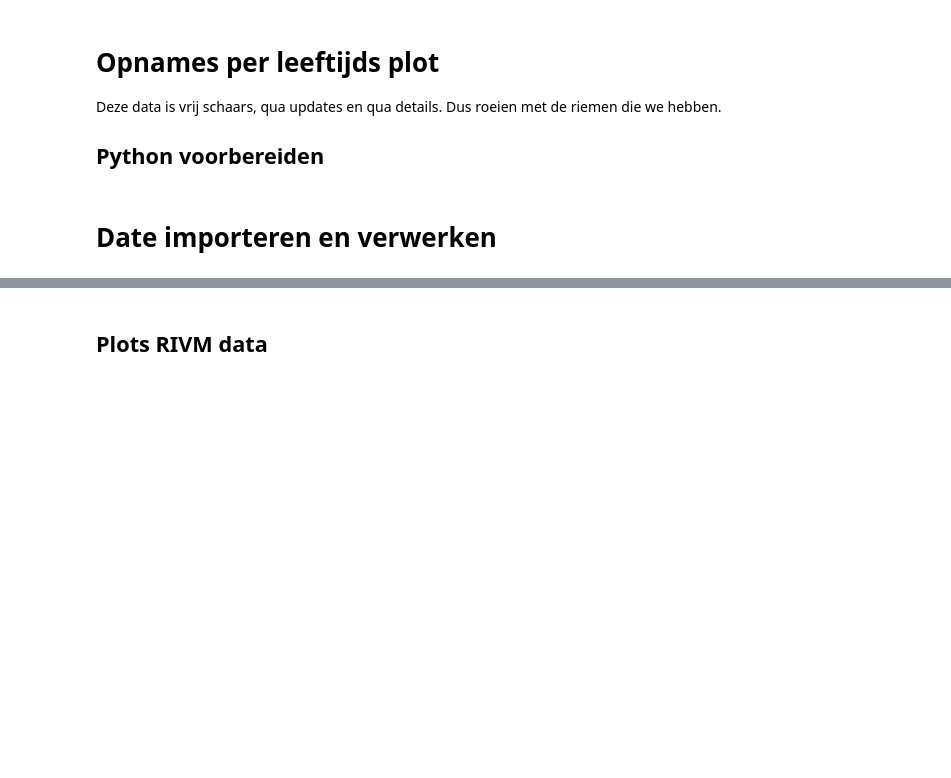
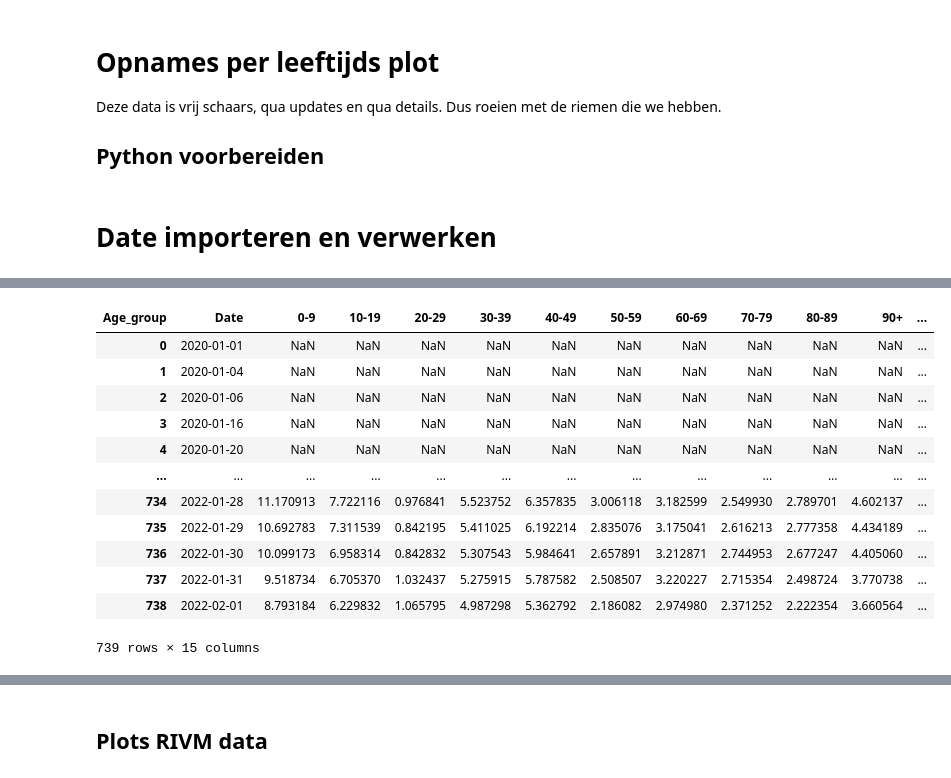
Before and after one commit to DavyLandman/covid-19-rivm-data, a Jupyter notebook: opnames.ipynb, the cells around one changed output, grey strips where cells are left out. Cells and saved outputs as stored; diff of their text form; code cells hidden in the pictures; blank space fills up the shorter version.

```diff
--- a/opnames.ipynb
+++ b/opnames.ipynb
@@ -141,0 +261,26 @@ opnames_nice7['30+'] = opnames_nice7['30 - 60'] + opnames_nice7['60+']
+# %%
+sum7d_growth = ageGroupStats.copy().groupby(by=["Age_group", 'Date']).sum().reset_index().groupby("Age_group").rolling(on="Date", window=7).sum().reset_index()
+sum7d_growth.drop(['level_1', 'Positive_cases_per100k'], axis=1, inplace=True)
+sum7d_growth = sum7d_growth.pivot(index='Date', columns='Age_group', values='Positive_cases').reset_index()
+sum7d_growth['<30'] = sum7d_growth['0-9'] + sum7d_growth['10-19'] + sum7d_growth['20-29']
+sum7d_growth['30 - 60'] = sum7d_growth['30-39'] + sum7d_growth['40-49'] + sum7d_growth['50-59']
+sum7d_growth['60+'] = sum7d_growth['60-69'] + sum7d_growth['70-79'] + sum7d_growth['80-89'] + sum7d_growth['90+']
+
+sum7d_growth['30+'] = sum7d_growth['30 - 60'] + sum7d_growth['60+']
+sum7d_growth = sum7d_growth.set_index('Date').pct_change().replace([np.inf, -np.inf], 0).fillna(0).rolling(window=21).mean() * 100
+sum7d_growth = sum7d_growth.reset_index()
+sum7d_growth
+# %% [output]
+| Age_group | Date | 0-9 | 10-19 | 20-29 | 30-39 | 40-49 | 50-59 | 60-69 | 70-79 | 80-89 | 90+ | ... |
+| 0 | 2020-01-01 | NaN | NaN | NaN | NaN | NaN | NaN | NaN | NaN | NaN | NaN | ... |
+| 1 | 2020-01-04 | NaN | NaN | NaN | NaN | NaN | NaN | NaN | NaN | NaN | NaN | ... |
+| 2 | 2020-01-06 | NaN | NaN | NaN | NaN | NaN | NaN | NaN | NaN | NaN | NaN | ... |
+| 3 | 2020-01-16 | NaN | NaN | NaN | NaN | NaN | NaN | NaN | NaN | NaN | NaN | ... |
+| 4 | 2020-01-20 | NaN | NaN | NaN | NaN | NaN | NaN | NaN | NaN | NaN | NaN | ... |
+| ... | ... | ... | ... | ... | ... | ... | ... | ... | ... | ... | ... | ... |
+| 734 | 2022-01-28 | 11.170913 | 7.722116 | 0.976841 | 5.523752 | 6.357835 | 3.006118 | 3.182599 | 2.549930 | 2.789701 | 4.602137 | ... |
+| 735 | 2022-01-29 | 10.692783 | 7.311539 | 0.842195 | 5.411025 | 6.192214 | 2.835076 | 3.175041 | 2.616213 | 2.777358 | 4.434189 | ... |
+| 736 | 2022-01-30 | 10.099173 | 6.958314 | 0.842832 | 5.307543 | 5.984641 | 2.657891 | 3.212871 | 2.744953 | 2.677247 | 4.405060 | ... |
+| 737 | 2022-01-31 | 9.518734 | 6.705370 | 1.032437 | 5.275915 | 5.787582 | 2.508507 | 3.220227 | 2.715354 | 2.498724 | 3.770738 | ... |
+| 738 | 2022-02-01 | 8.793184 | 6.229832 | 1.065795 | 4.987298 | 5.362792 | 2.186082 | 2.974980 | 2.371252 | 2.222354 | 3.660564 | ... |
+739 rows × 15 columns
```
Also changed, not shown: parts of 19 cells of this notebook.
